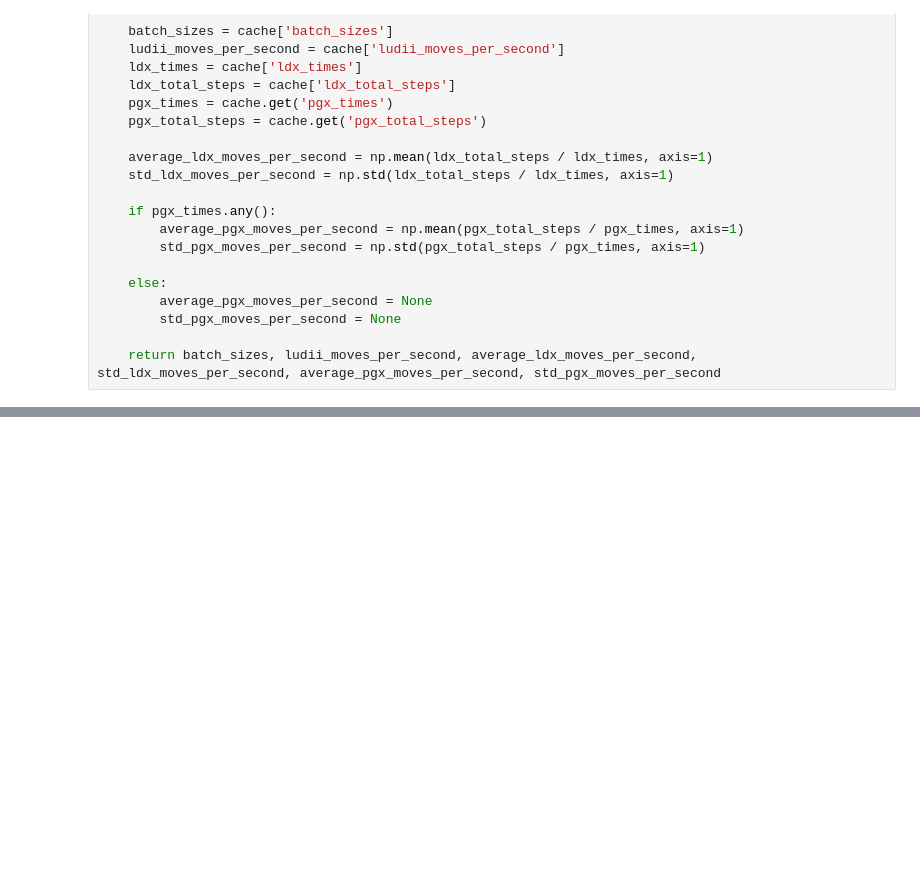
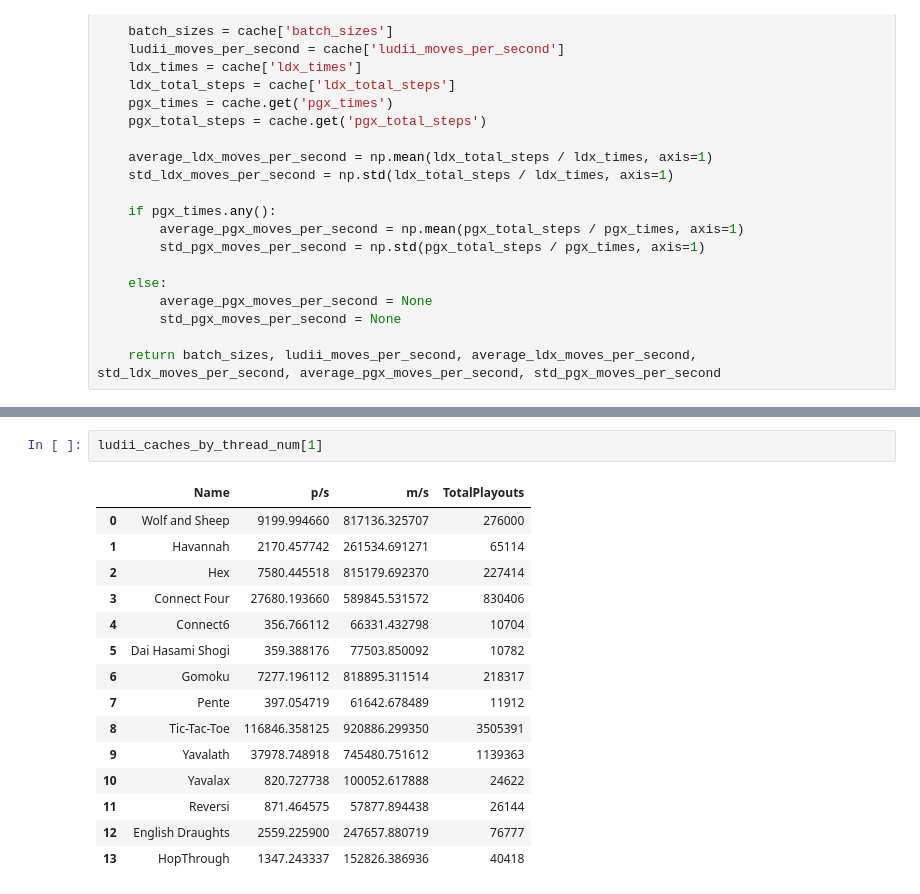
Before and after one commit to claycantrell/ludax, a Jupyter notebook: examples/05-paper-figures/plot_throughputs.ipynb, the cells around one changed output, grey strips where cells are left out. Drawn from its saved outputs; the diff is of its cells as text; blank space fills up the shorter version.

```diff
--- a/examples/05-paper-figures/plot_throughputs.ipynb
+++ b/examples/05-paper-figures/plot_throughputs.ipynb
@@ -89,3 +106,21 @@ colors = ['#3599BF', '#CE6661', '#64B268', '#3298BE', '#E68656']
+# %%
+ludii_caches_by_thread_num[1]
+# %% [output]
+|  | Name | p/s | m/s | TotalPlayouts |
+| 0 | Wolf and Sheep | 9199.994660 | 817136.325707 | 276000 |
+| 1 | Havannah | 2170.457742 | 261534.691271 | 65114 |
+| 2 | Hex | 7580.445518 | 815179.692370 | 227414 |
+| 3 | Connect Four | 27680.193660 | 589845.531572 | 830406 |
+| 4 | Connect6 | 356.766112 | 66331.432798 | 10704 |
+| 5 | Dai Hasami Shogi | 359.388176 | 77503.850092 | 10782 |
+| 6 | Gomoku | 7277.196112 | 818895.311514 | 218317 |
+| 7 | Pente | 397.054719 | 61642.678489 | 11912 |
+| 8 | Tic-Tac-Toe | 116846.358125 | 920886.299350 | 3505391 |
+| 9 | Yavalath | 37978.748918 | 745480.751612 | 1139363 |
+| 10 | Yavalax | 820.727738 | 100052.617888 | 24622 |
+| 11 | Reversi | 871.464575 | 57877.894438 | 26144 |
+| 12 | English Draughts | 2559.225900 | 247657.880719 | 76777 |
+| 13 | HopThrough | 1347.243337 | 152826.386936 | 40418 |
 # %%
 GAMES = [
     ["tic_tac_toe", "connect_four", "hex", "reversi", "gomoku"],
```
Also changed, not shown: parts of 5 cells of this notebook, 5 other files.
